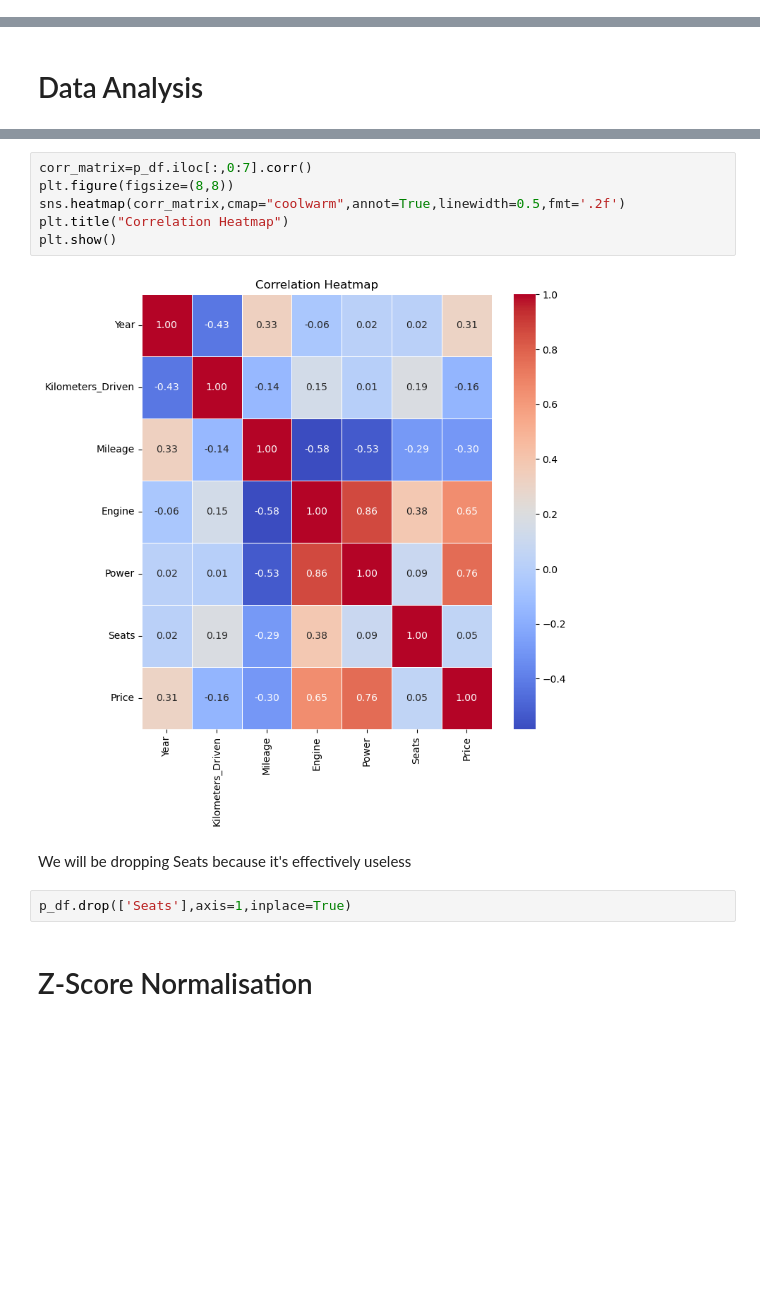
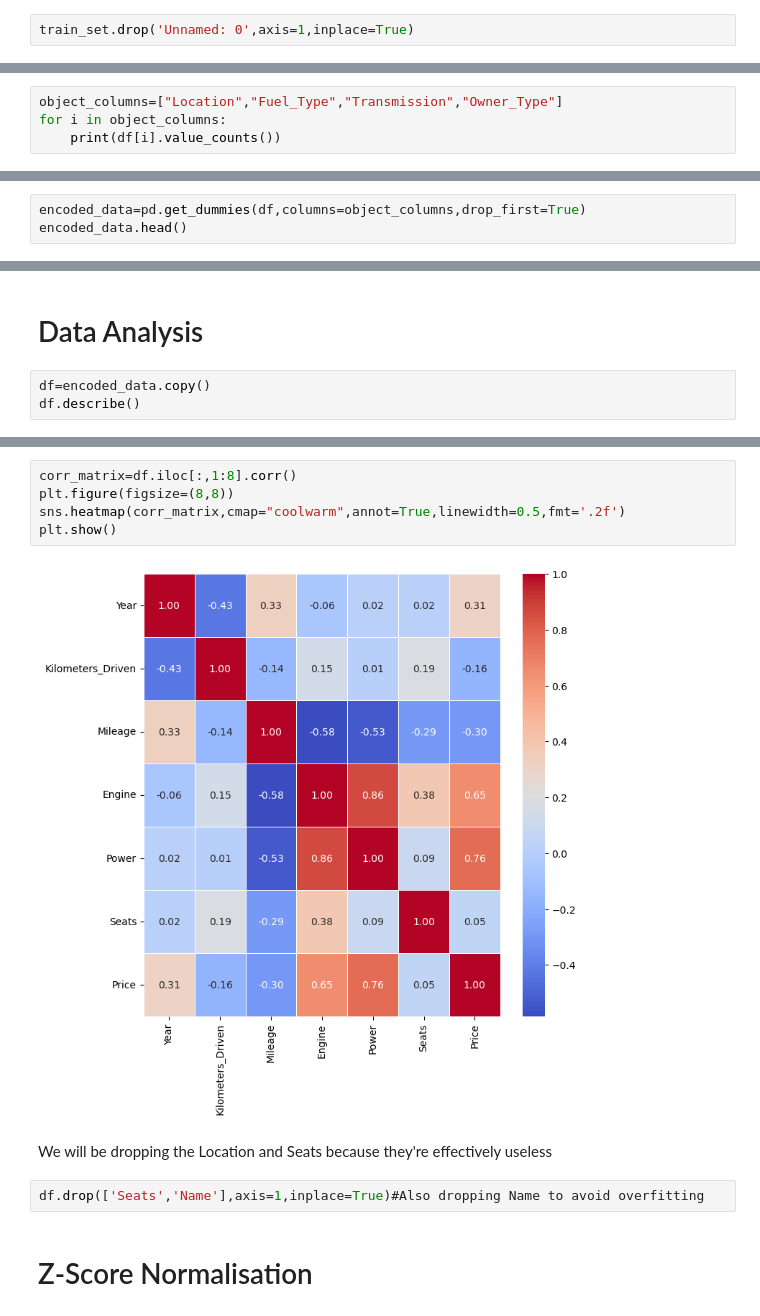
Before and after one commit to Shaurya-Ag/Car_Price_Prediction, a Jupyter notebook: Laboratory.ipynb, the cells around one changed output, grey strips where cells are left out. Saved outputs shown, nothing was run; the diff lists cells and outputs as text; blank space fills up the shorter version.

```diff
--- a/Laboratory.ipynb
+++ b/Laboratory.ipynb
@@ -21 +21,3 @@ test_set.head()
+# %%
+train_set.drop('Unnamed: 0',axis=1,inplace=True)
 # %% [markdown]
@@ -44,0 +60,4 @@ p_df.head()
+# %%
+object_columns=["Location","Fuel_Type","Transmission","Owner_Type"]
+for i in object_columns:
+    print(df[i].value_counts())
@@ -44,0 +84,3 @@ p_df.head()
+# %%
+encoded_data=pd.get_dummies(df,columns=object_columns,drop_first=True)
+encoded_data.head()
@@ -45,2 +115,5 @@ p_df.head()
 # %% [markdown]
 <h1>Data Analysis</h1>
+# %%
+df=encoded_data.copy()
+df.describe()
@@ -47,15 +135,14 @@ p_df.head()
 # %%
-corr_matrix=p_df.iloc[:,0:7].corr()
+corr_matrix=df.iloc[:,1:8].corr()
 plt.figure(figsize=(8,8))
 sns.heatmap(corr_matrix,cmap="coolwarm",annot=True,linewidth=0.5,fmt='.2f')
-plt.title("Correlation Heatmap")
 plt.show()
 # %% [output]
-[figure, old version]
+[figure, new version]
 # %% [markdown]
-<p>We will be dropping Seats because it's effectively useless</p>
+<p>We will be dropping the Location and Seats because they're effectively useless</p>
 # %%
-p_df.drop(['Seats'],axis=1,inplace=True)
+df.drop(['Seats','Name'],axis=1,inplace=True)#Also dropping Name to avoid overfitting
 # %% [markdown]
 <h1>Z-Score Normalisation</h1>
 # %%
```
Also changed, not shown: parts of 26 cells of this notebook.
